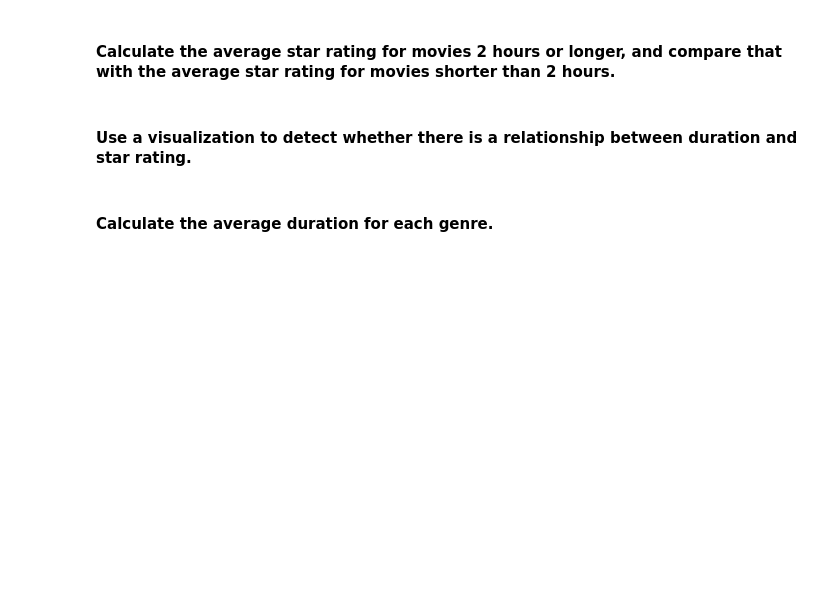
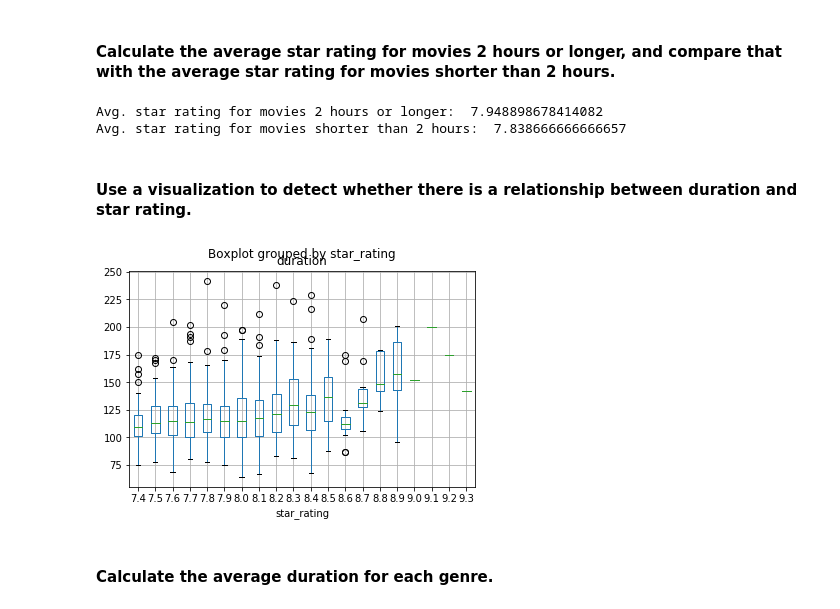
Before and after one commit to pavanivo/Project-2, a Jupyter notebook: project-2-imdb-starter.ipynb, the cells around one changed output. Drawn from its saved outputs; the diff is of its cells as text; code cells hidden in the pictures; blank space fills up the shorter version.

```diff
--- a/project-2-imdb-starter.ipynb
+++ b/project-2-imdb-starter.ipynb
@@ -86,2 +185,4 @@ movies.head()
+# %%
+movies.at[(187,649,936),'content_rating'] = 'PG'
 # %% [markdown]
 #### Calculate the average star rating for movies 2 hours or longer, and compare that with the average star rating for movies shorter than 2 hours.
@@ -90,2 +189,9 @@ movies.head()
+# %%
+# Answer:
+print('Avg. star rating for movies 2 hours or longer: ', movies[movies['duration'] >= 120]['star_rating'].mean(),
+ '\nAvg. star rating for movies shorter than 2 hours: ', movies[movies['duration'] < 120]['star_rating'].mean())
+# %% [output]
+Avg. star rating for movies 2 hours or longer:  7.948898678414082
+Avg. star rating for movies shorter than 2 hours:  7.838666666666657
 # %% [markdown]
 #### Use a visualization to detect whether there is a relationship between duration and star rating.
@@ -94,2 +198,7 @@ movies.head()
+# %%
+# Answer:
+movies.boxplot(column='duration', by='star_rating');
+# %% [output]
+[figure, added]
 # %% [markdown]
 #### Calculate the average duration for each genre.
```
Also changed, not shown: parts of 40 cells of this notebook.
